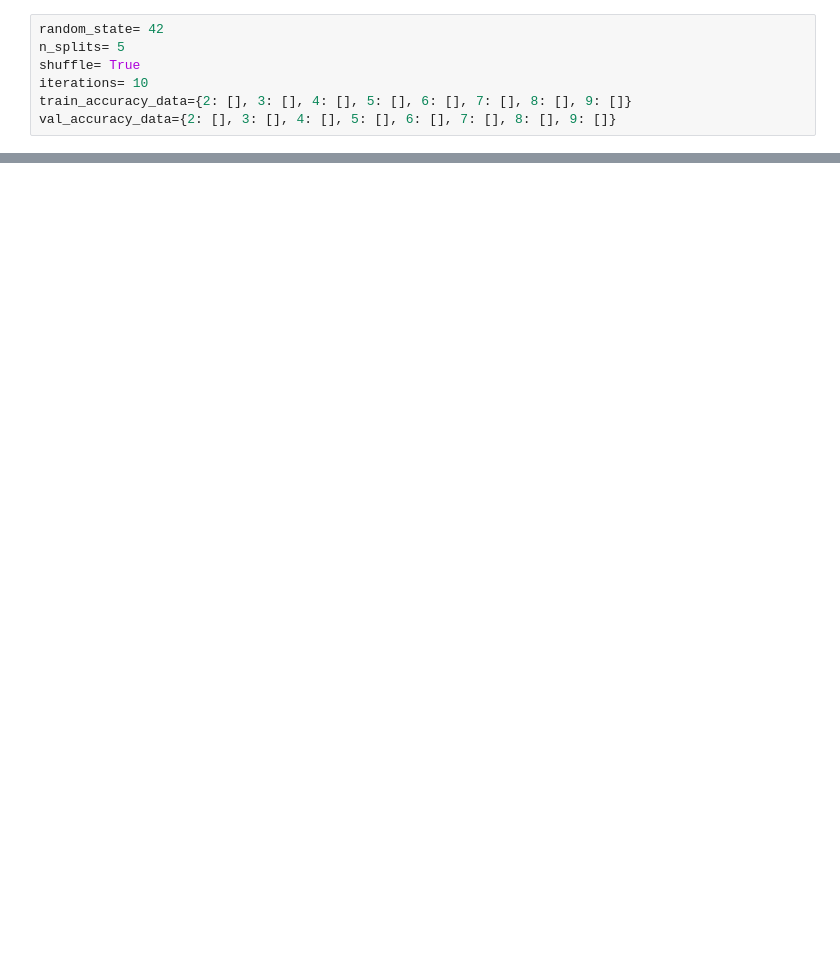
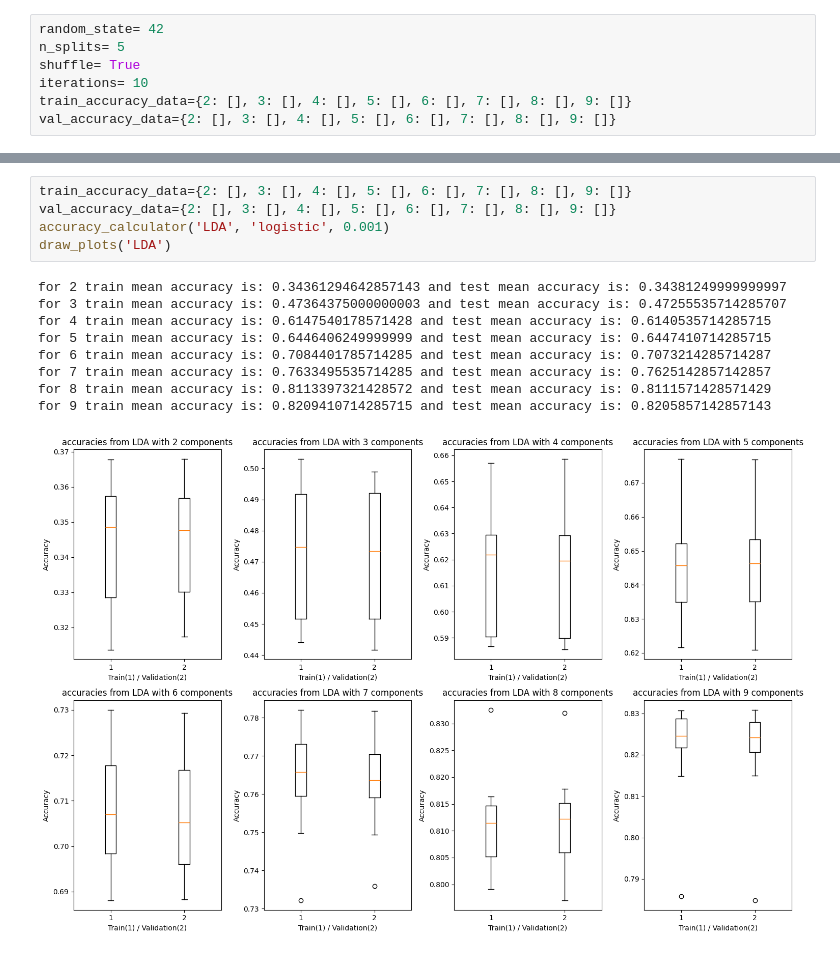
Before and after one commit to shayan1999/LDA_ML, a Jupyter notebook: mnist.ipynb, the cells around one changed output, grey strips where cells are left out. Saved outputs shown, nothing was run; the diff lists cells and outputs as text; blank space fills up the shorter version.

```diff
--- a/mnist.ipynb
+++ b/mnist.ipynb
@@ -71,0 +185,15 @@ plt.show()
+# %%
+train_accuracy_data={2: [], 3: [], 4: [], 5: [], 6: [], 7: [], 8: [], 9: []}
+val_accuracy_data={2: [], 3: [], 4: [], 5: [], 6: [], 7: [], 8: [], 9: []}
+accuracy_calculator('LDA', 'logistic', 0.001)
+draw_plots('LDA')
+# %% [output]
+for 2 train mean accuracy is: 0.34361294642857143 and test mean accuracy is: 0.34381249999999997
+for 3 train mean accuracy is: 0.47364375000000003 and test mean accuracy is: 0.47255535714285707
+for 4 train mean accuracy is: 0.6147540178571428 and test mean accuracy is: 0.6140535714285715
+for 5 train mean accuracy is: 0.6446406249999999 and test mean accuracy is: 0.6447410714285715
+for 6 train mean accuracy is: 0.7084401785714285 and test mean accuracy is: 0.7073214285714287
+for 7 train mean accuracy is: 0.7633495535714285 and test mean accuracy is: 0.7625142857142857
+for 8 train mean accuracy is: 0.8113397321428572 and test mean accuracy is: 0.8111571428571429
+for 9 train mean accuracy is: 0.8209410714285715 and test mean accuracy is: 0.8205857142857143
+[figure, added]
```
Also changed, not shown: parts of 24 cells of this notebook, 1 other file.
